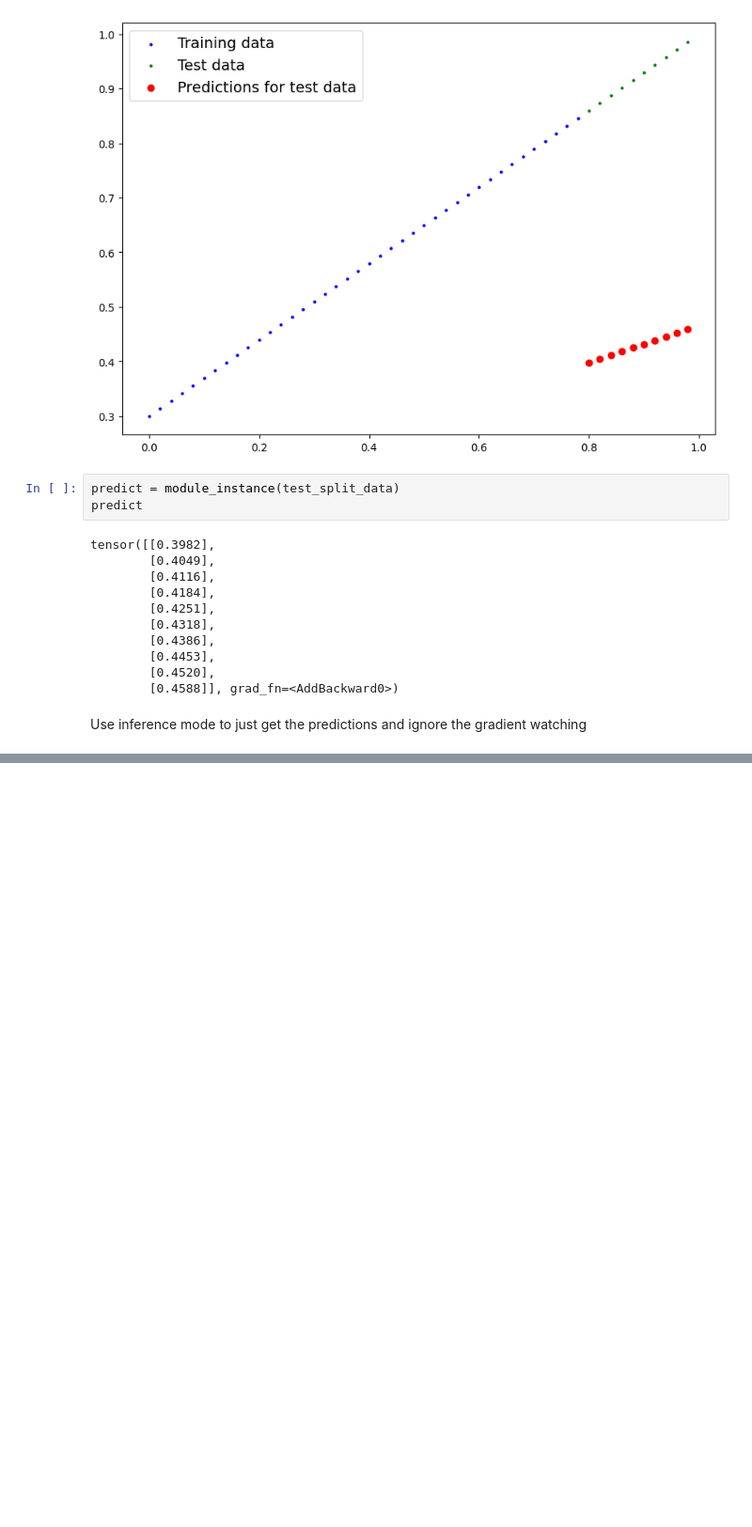
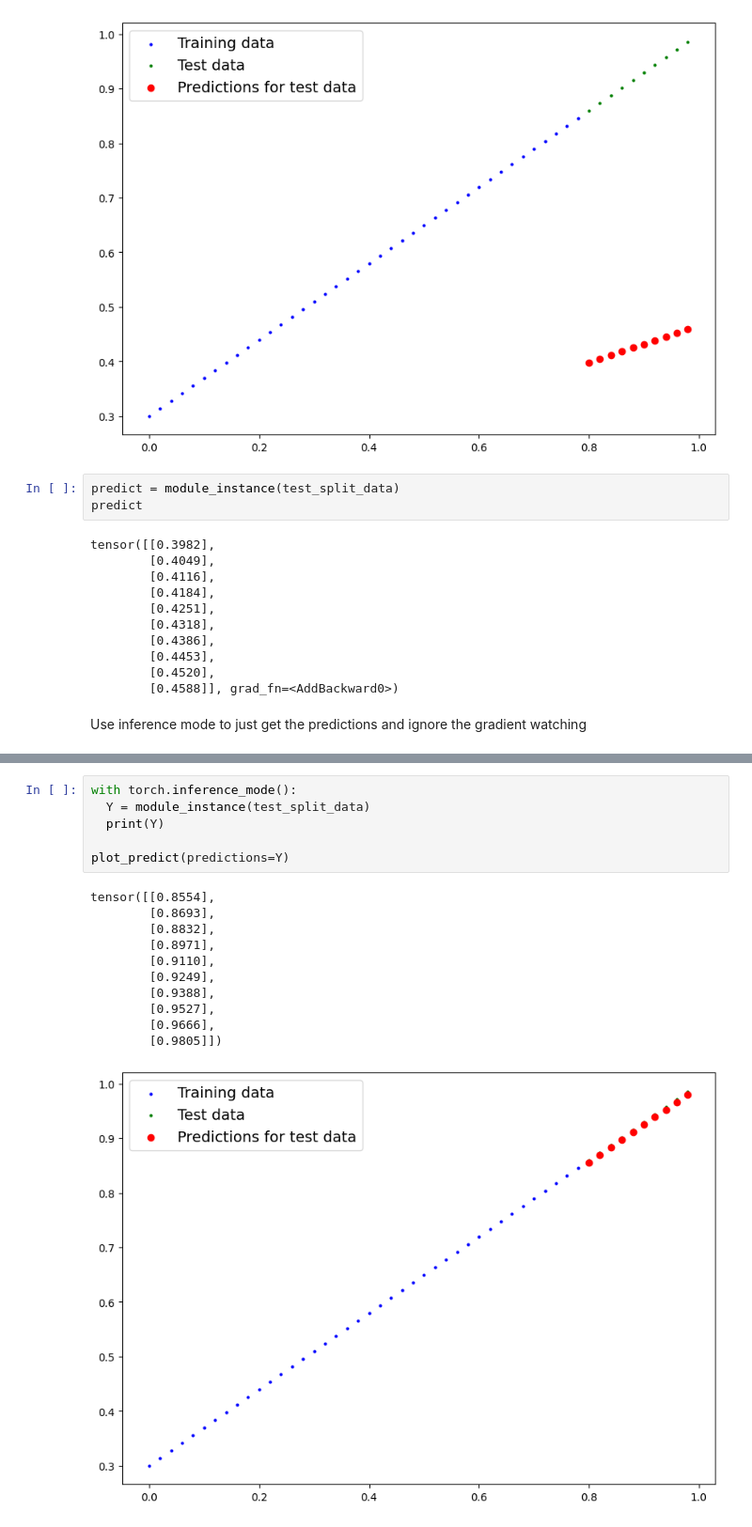
Before and after one commit to Farahnosh-Yousofi/PyTorch-Tutorials, a Jupyter notebook: 01_pytorch_workflow.ipynb, the cells around one changed output, grey strips where cells are left out. Shown at 94% size. Cells and saved outputs as stored; diff of their text form; blank space fills up the shorter version.

```diff
--- a/01_pytorch_workflow.ipynb
+++ b/01_pytorch_workflow.ipynb
@@ -198,0 +363,18 @@ Use inference mode to just get the predictions and ignore the gradient watching
+# %%
+with torch.inference_mode():
+  Y = module_instance(test_split_data)
+  print(Y)
+
+plot_predict(predictions=Y)
+# %% [output]
+tensor([[0.8554],
+        [0.8693],
+        [0.8832],
+        [0.8971],
+        [0.9110],
+        [0.9249],
+        [0.9388],
+        [0.9527],
+        [0.9666],
+        [0.9805]])
+[figure, added]
```
Also changed, not shown: parts of 13 cells of this notebook.
